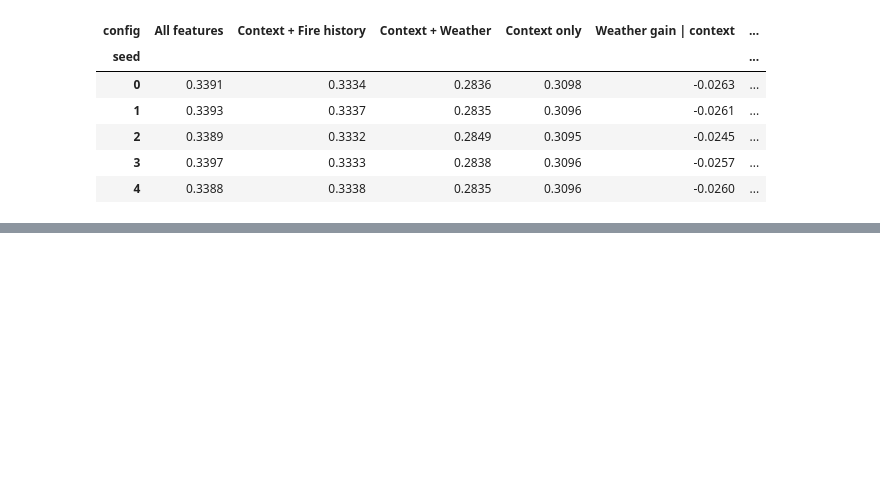
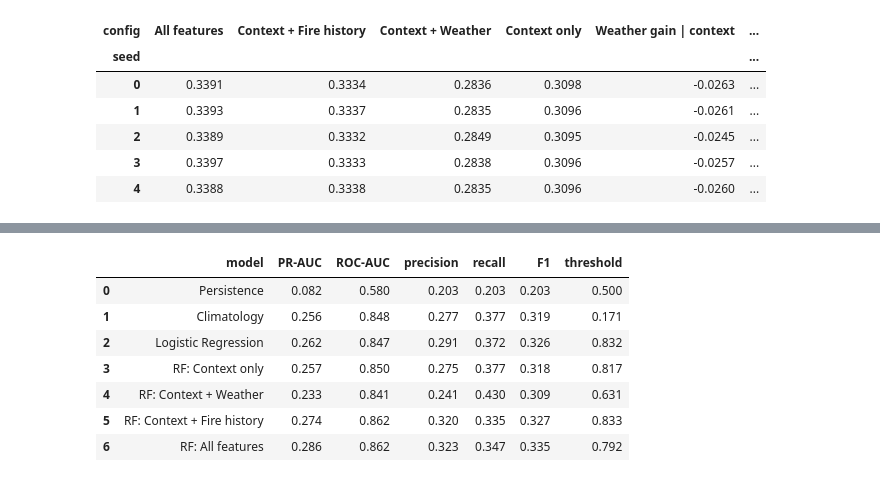
Before and after one commit to MonnikLuianne/wildfire-risk-piaui, a Jupyter notebook: wildfire_risk_piaui.ipynb, the cells around one changed output, grey strips where cells are left out. Saved outputs shown, nothing was run; the diff lists cells and outputs as text; code cells hidden in the pictures; blank space fills up the shorter version.

```diff
--- a/wildfire_risk_piaui.ipynb
+++ b/wildfire_risk_piaui.ipynb
@@ -700,0 +705,35 @@ pivot.round(4)
+# %%
+val_thr = pd.DataFrame(results).set_index("model")["threshold"]
+ablation_thr = ablation_df.set_index("model")["threshold"]
+
+test_results = []
+
+# Baselines
+test_results.append(evaluate("Persistence", y_test, test["fire_lag1"].values, 0.5))
+s_clim_test = test.join(clim, on=["mun_key", "month"])["clim"].fillna(train["fire"].mean()).values
+test_results.append(evaluate("Climatology", y_test, s_clim_test, val_thr["Climatology"]))
+s_lr_test = logreg.predict_proba(X_test)[:, 1]
+test_results.append(evaluate("Logistic Regression", y_test, s_lr_test, val_thr["Logistic Regression"]))
+
+# Random Forest variants (same seed as in the ablation study)
+test_scores = {}
+for name in ["Context only", "Context + Weather", "Context + Fire history", "All features"]:
+    if name == "All features":
+        feats, m = FEATURES, rf  # model from Section 8
+    else:
+        feats = configs[name]
+        m = make_rf().fit(train[feats], y_train)
+    test_scores[name] = m.predict_proba(test[feats])[:, 1]
+    test_results.append(evaluate(f"RF: {name}", y_test, test_scores[name], ablation_thr[name]))
+
+test_df = pd.DataFrame(test_results).round(3)
+test_df
+# %% [output]
+|  | model | PR-AUC | ROC-AUC | precision | recall | F1 | threshold |
+| 0 | Persistence | 0.082 | 0.580 | 0.203 | 0.203 | 0.203 | 0.500 |
+| 1 | Climatology | 0.256 | 0.848 | 0.277 | 0.377 | 0.319 | 0.171 |
+| 2 | Logistic Regression | 0.262 | 0.847 | 0.291 | 0.372 | 0.326 | 0.832 |
+| 3 | RF: Context only | 0.257 | 0.850 | 0.275 | 0.377 | 0.318 | 0.817 |
+| 4 | RF: Context + Weather | 0.233 | 0.841 | 0.241 | 0.430 | 0.309 | 0.631 |
+| 5 | RF: Context + Fire history | 0.274 | 0.862 | 0.320 | 0.335 | 0.327 | 0.833 |
+| 6 | RF: All features | 0.286 | 0.862 | 0.323 | 0.347 | 0.335 | 0.792 |
```
Also changed, not shown: parts of 1 cell of this notebook.
